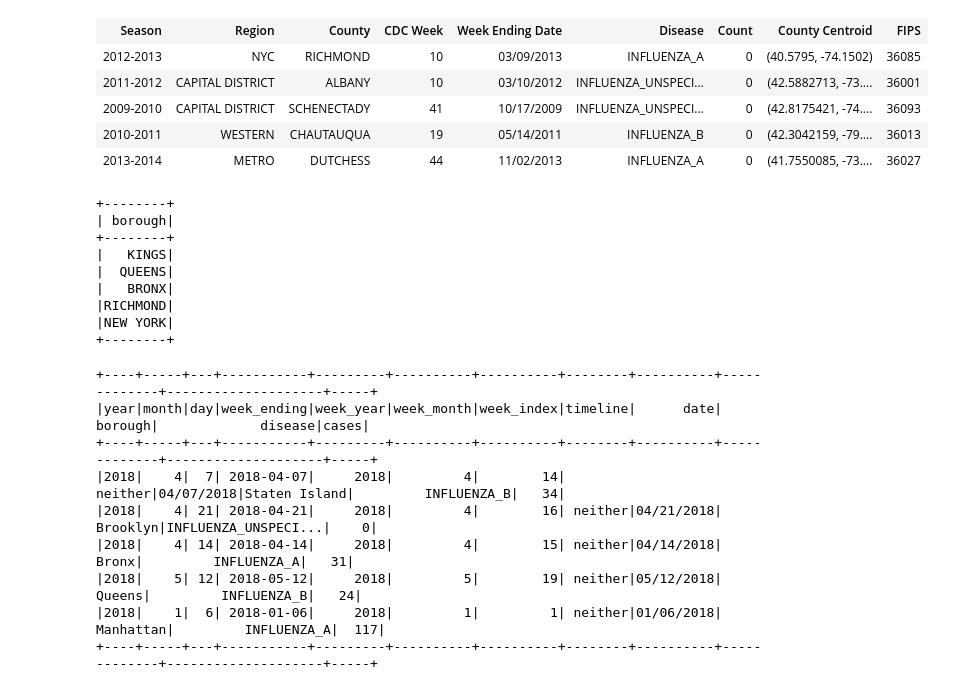
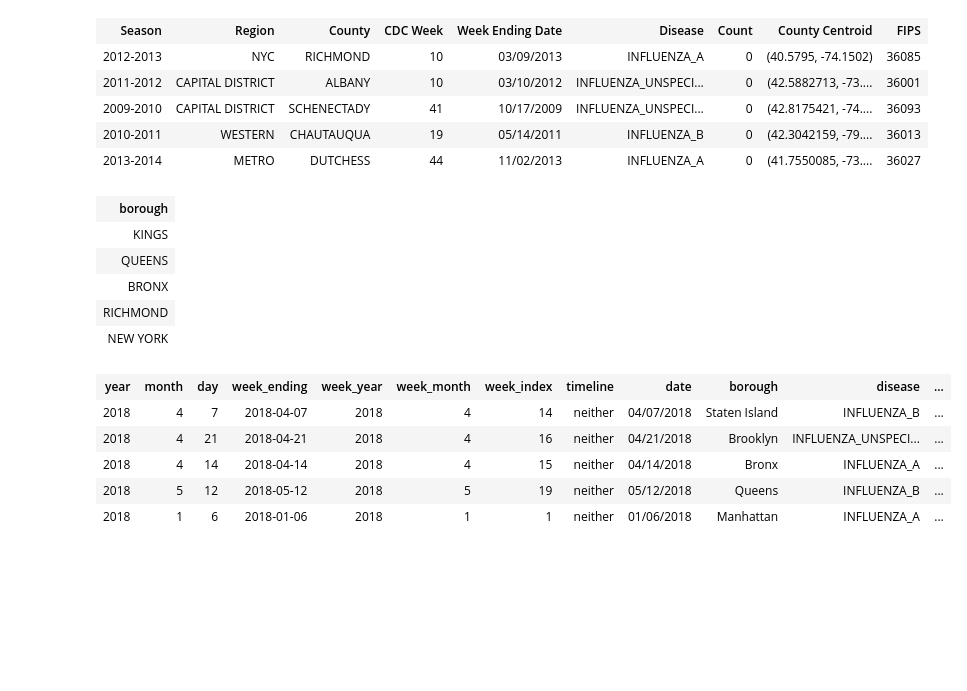
Before and after one commit to MAST30034-Applied-Data-Science/mast30034-project-1-DigitalData, a Jupyter notebook: notebooks/preprocessing_part_1_cleaning.ipynb, the cells around one changed output. Saved outputs shown, nothing was run; the diff lists cells and outputs as text; code cells hidden in the pictures; blank space fills up the shorter version.

```diff
--- a/notebooks/preprocessing_part_1_cleaning.ipynb
+++ b/notebooks/preprocessing_part_1_cleaning.ipynb
@@ -446,19 +480,15 @@ FLU_CLEAN_COLUMNS = {
 flu_df:DataFrame = ch.perform_cleaning(flu_df, mmwr_weeks_df, FLU_KEEP_COLUMNS,
     FLU_CLEAN_COLUMNS)
 # %%
-if INTERMEDIATE_OUTPUTS:
-    # get the list of distinct counties (column now called 'borough')
-    print(flu_df.select('borough').distinct().limit(5))
+# get the list of distinct counties (column now called 'borough')
+flu_df.select('borough').distinct().limit(5)
 # %% [output]
-+--------+
-| borough|
-+--------+
-|   KINGS|
-|  QUEENS|
-|   BRONX|
-|RICHMOND|
-|NEW YORK|
-+--------+
+| borough |
+| KINGS |
+| QUEENS |
+| BRONX |
+| RICHMOND |
+| NEW YORK |
 # %%
 # map the boroughs to their proper names
 # from: https://portal.311.nyc.gov/article/?kanumber=KA-02877
@@ -478,19 +508,15 @@ flu_df = ch.replace_column_using_dict(flu_df, 'borough', FLU_COUNTY_TO_BOROUGH)
 columns_without_regions = flu_df.columns[:]
 columns_without_regions.remove('region')
 flu_df = flu_df.select(columns_without_regions)
-# %%
-if INTERMEDIATE_OUTPUTS:
-    print(flu_df.limit(5))
-# %% [output]
-+----+-----+---+-----------+---------+----------+----------+--------+----------+-------------+--------------------+-----+
-|year|month|day|week_ending|week_year|week_month|week_index|timeline|      date|      borough|             disease|cases|
-+----+-----+---+-----------+---------+----------+----------+--------+----------+-------------+--------------------+-----+
-|2018|    4|  7| 2018-04-07|     2018|         4|        14| neither|04/07/2018|Staten Island|         INFLUENZA_B|   34|
-|2018|    4| 21| 2018-04-21|     2018|         4|        16| neither|04/21/2018|     Brooklyn|INFLUENZA_UNSPECI...|    0|
-|2018|    4| 14| 2018-04-14|     2018|         4|        15| neither|04/14/2018|        Bronx|         INFLUENZA_A|   31|
-|2018|    5| 12| 2018-05-12|     2018|         5|        19| neither|05/12/2018|       Queens|         INFLUENZA_B|   24|
-|2018|    1|  6| 2018-01-06|     2018|         1|         1| neither|01/06/2018|    Manhattan|         INFLUENZA_A|  117|
-+----+-----+---+-----------+---------+----------+----------+--------+----------+-------------+--------------------+-----+
+# %%
+flu_df.limit(5)
+# %% [output]
+| year | month | day | week_ending | week_year | week_month | week_index | timeline | date | borough | disease | ... |
+| 2018 | 4 | 7 | 2018-04-07 | 2018 | 4 | 14 | neither | 04/07/2018 | Staten Island | INFLUENZA_B | ... |
+| 2018 | 4 | 21 | 2018-04-21 | 2018 | 4 | 16 | neither | 04/21/2018 | Brooklyn | INFLUENZA_UNSPECI... | ... |
+| 2018 | 4 | 14 | 2018-04-14 | 2018 | 4 | 15 | neither | 04/14/2018 | Bronx | INFLUENZA_A | ... |
+| 2018 | 5 | 12 | 2018-05-12 | 2018 | 5 | 19 | neither | 05/12/2018 | Queens | INFLUENZA_B | ... |
+| 2018 | 1 | 6 | 2018-01-06 | 2018 | 1 | 1 | neither | 01/06/2018 | Manhattan | INFLUENZA_A | ... |
 # %%
 # save the cleaned flu data
 flu_df.write.mode('overwrite').parquet('../data/curated/virals/flu/cleaned/cases-by-week')
```
Also changed, not shown: parts of 16 cells of this notebook, 13 other files.
